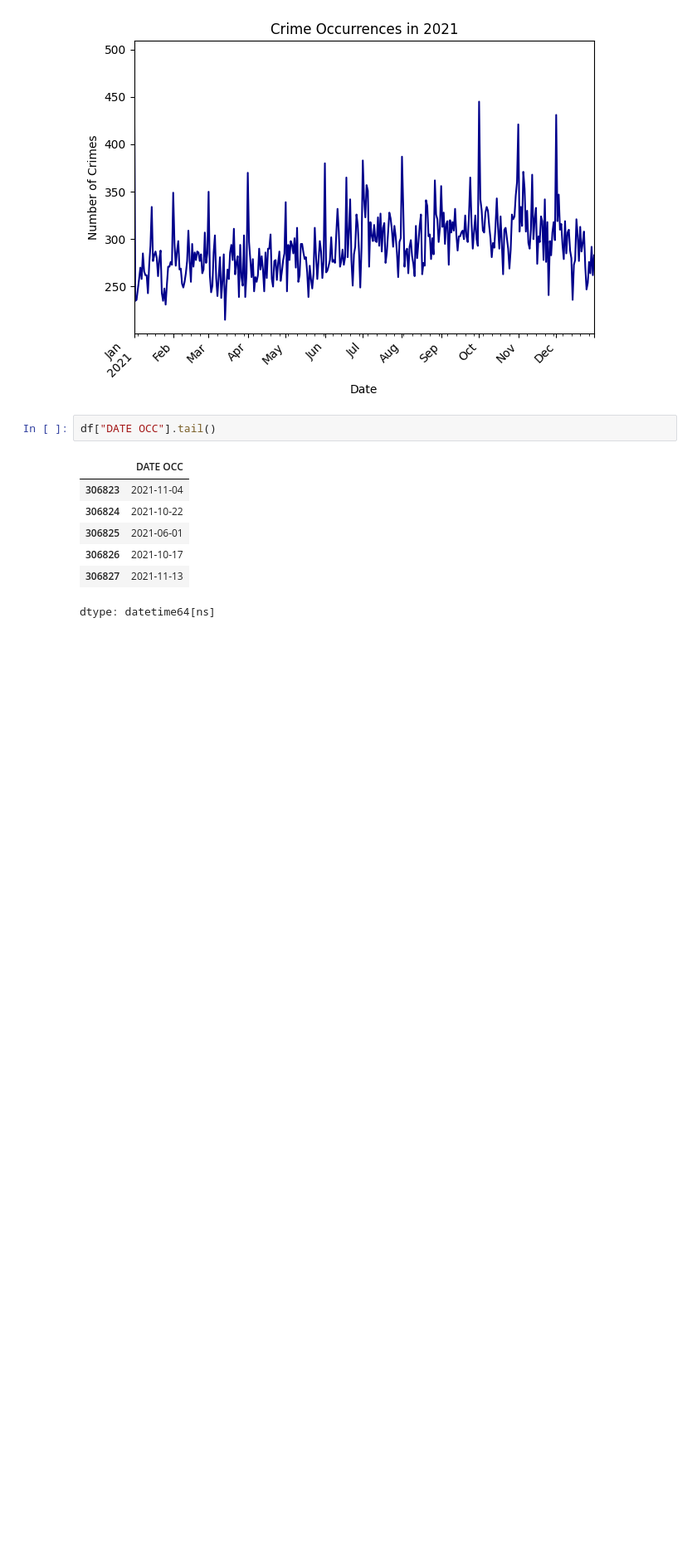
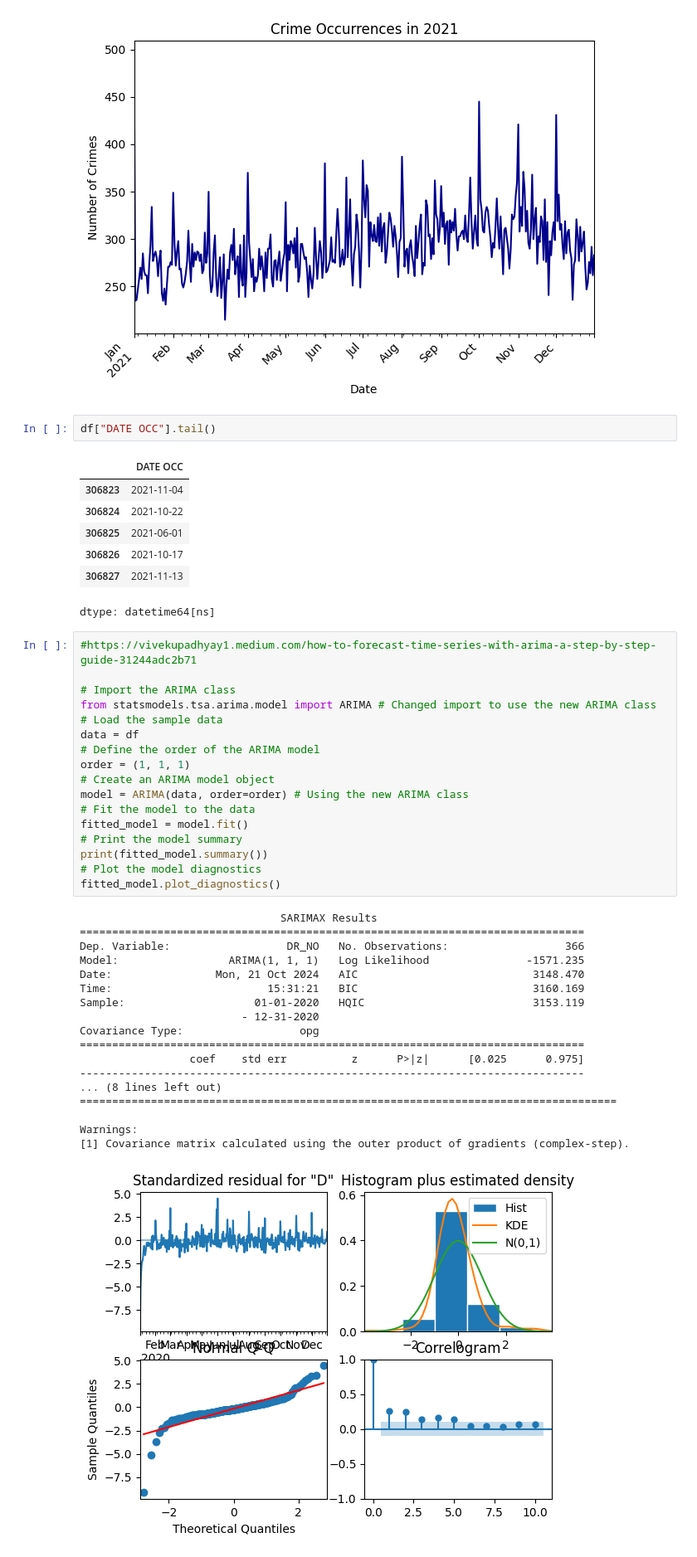
Before and after one commit to ToriStoner/DS4002-Project-2-, a Jupyter notebook: Project_2.ipynb, the cells around one changed output. Shown: that part at 83% size. Drawn from its saved outputs; the diff is of its cells as text; blank space fills up the shorter version.

```diff
--- a/Project_2.ipynb
+++ b/Project_2.ipynb
@@ -128,3 +128,39 @@ df["DATE OCC"].tail()
 | 306826 | 2021-10-17 |
 | 306827 | 2021-11-13 |
 dtype: datetime64[ns]
+# %%
+#https://vivekupadhyay1.medium.com/how-to-forecast-time-series-with-arima-a-step-by-step-guide-31244adc2b71
+
+# Import the ARIMA class
+from statsmodels.tsa.arima.model import ARIMA # Changed import to use the new ARIMA class
+# Load the sample data
+data = df
+# Define the order of the ARIMA model
+order = (1, 1, 1)
+# Create an ARIMA model object
+model = ARIMA(data, order=order) # Using the new ARIMA class
+# Fit the model to the data
+fitted_model = model.fit()
+# Print the model summary
+print(fitted_model.summary())
+# Plot the model diagnostics
+fitted_model.plot_diagnostics()
+# %% [output]
+                               SARIMAX Results
+==============================================================================
+Dep. Variable:                  DR_NO   No. Observations:                  366
+Model:                 ARIMA(1, 1, 1)   Log Likelihood               -1571.235
+Date:                Mon, 21 Oct 2024   AIC                           3148.470
+Time:                        15:31:21   BIC                           3160.169
+Sample:                    01-01-2020   HQIC                          3153.119
+                         - 12-31-2020
+Covariance Type:                  opg
+==============================================================================
+                 coef    std err          z      P>|z|      [0.025      0.975]
+------------------------------------------------------------------------------
+... (8 lines left out)
+===================================================================================
+
+Warnings:
+[1] Covariance matrix calculated using the outer product of gradients (complex-step).
+[figure, added]
```
Also changed, not shown: parts of 7 cells of this notebook.
